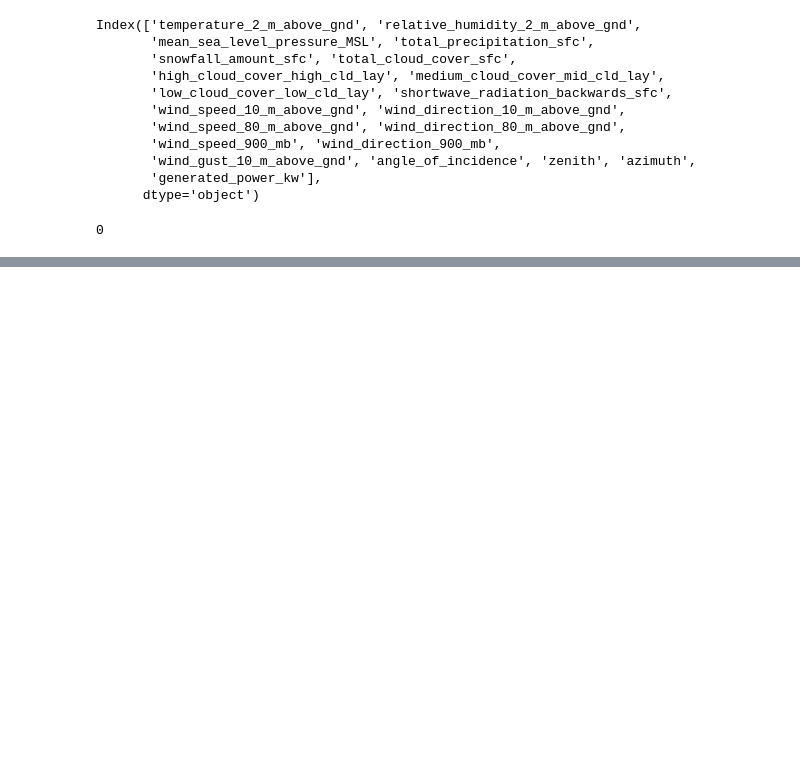
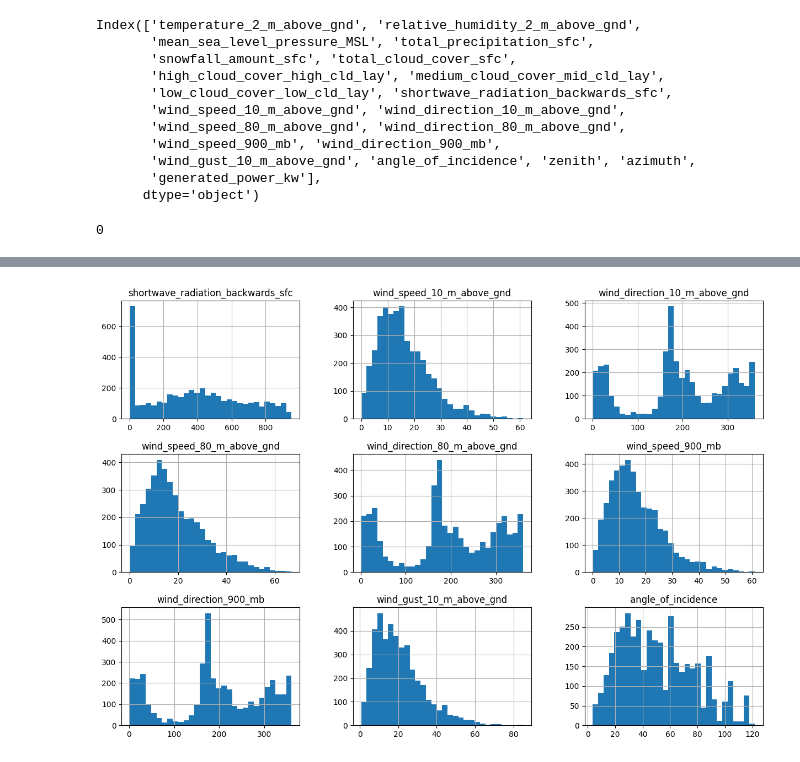
Before and after one commit to Notamswethasri7/SolarPowerOutput, a Jupyter notebook: solar power/solarpowerprediction.ipynb, the cells around one changed output, grey strips where cells are left out. Drawn from its saved outputs; the diff is of its cells as text; code cells hidden in the pictures; blank space fills up the shorter version.

```diff
--- a/solar power/solarpowerprediction.ipynb
+++ b/solar power/solarpowerprediction.ipynb
@@ -174,0 +170,6 @@ plt.show()
+# %%
+df[df.columns[9:18]].hist(bins=30, figsize=(15, 10))
+
+plt.show()
+# %% [output]
+[figure, added]
```
Also changed, not shown: parts of 11 cells of this notebook.
